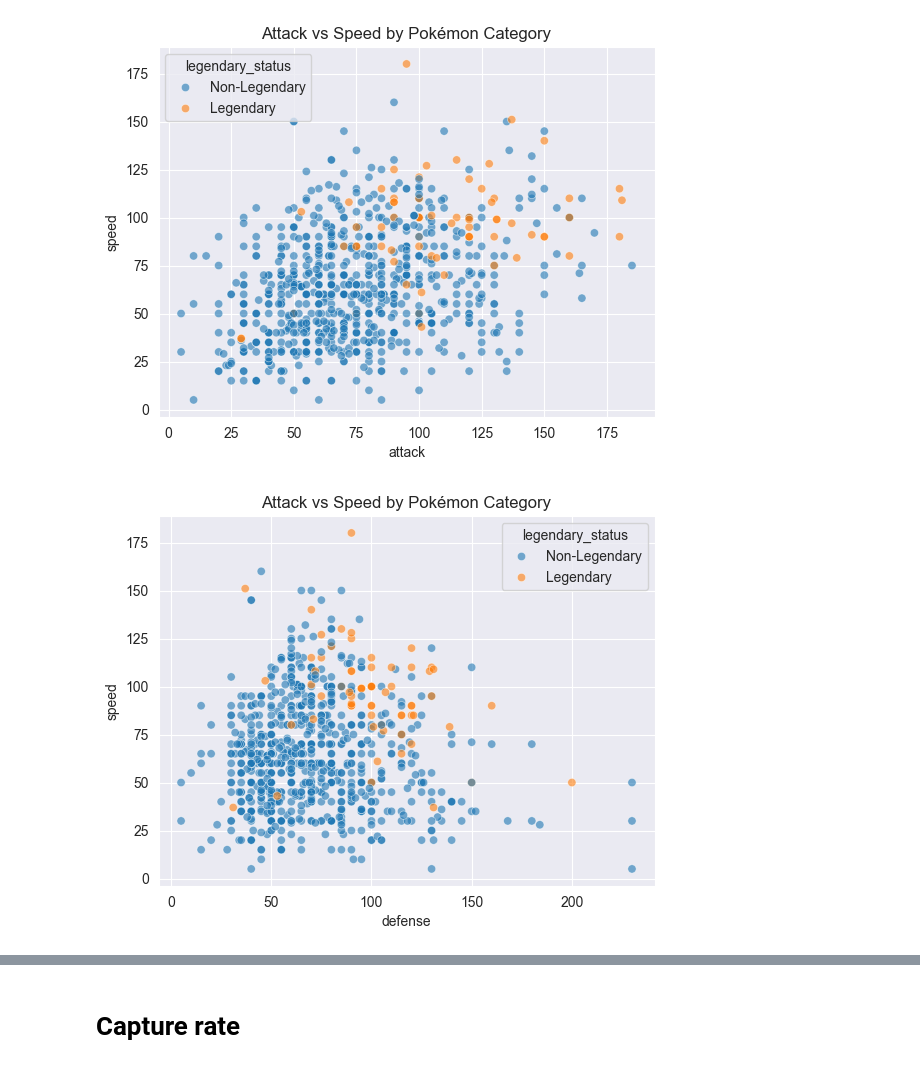
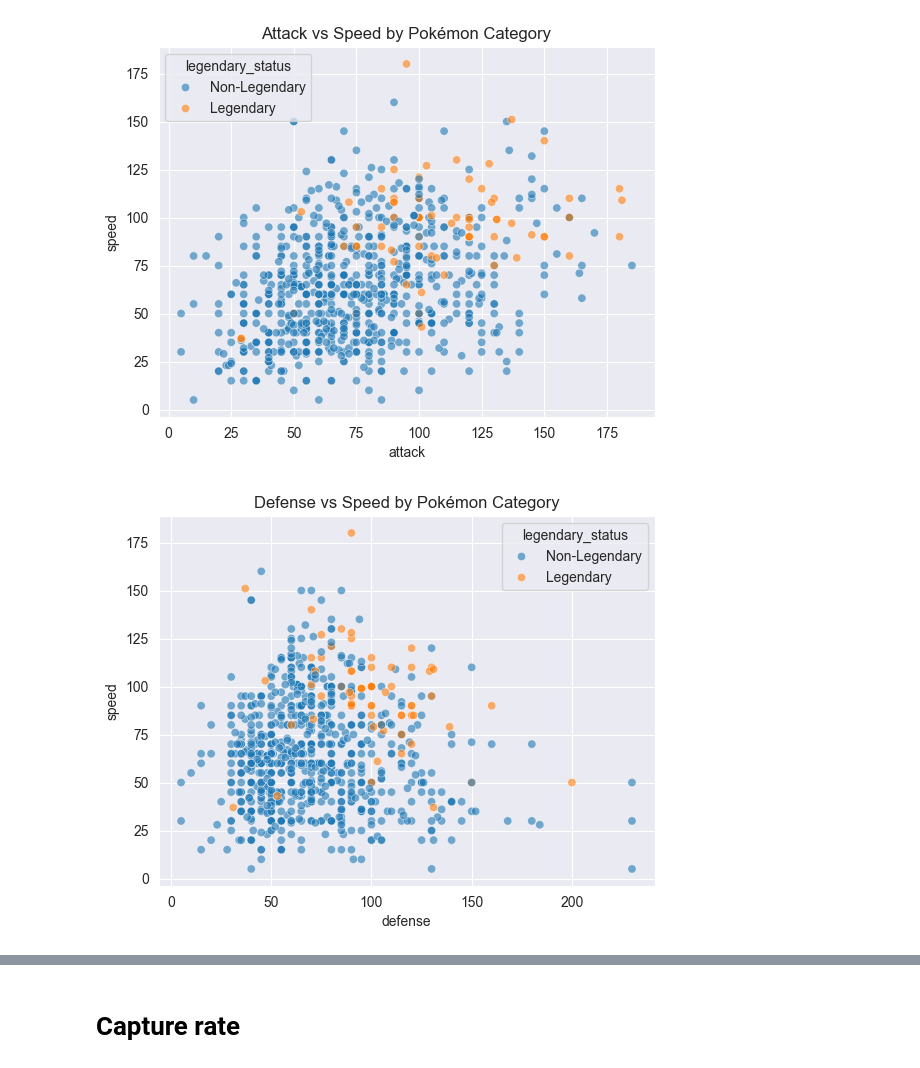
Before and after one commit to Barderus/pokemon-analysis, a Jupyter notebook: Notebooks/01 - Exploratory_Data_Analysis.ipynb, the cells around one changed output, grey strips where cells are left out. Saved outputs shown, nothing was run; the diff lists cells and outputs as text; code cells hidden in the pictures.

```diff
--- a/Notebooks/01 - Exploratory_Data_Analysis.ipynb
+++ b/Notebooks/01 - Exploratory_Data_Analysis.ipynb
@@ -242,15 +250,16 @@ plt.show()
 # %%
 sns.scatterplot(
     data=df,
     x="defense",
     y="speed",
     hue="legendary_status",
     alpha=0.6
 )
-plt.title("Attack vs Speed by Pokémon Category")
+plt.title("Defense vs Speed by Pokémon Category")
+plt.savefig("../images/defense_vs_speed.png")
 plt.show()
 # %% [output]
-[figure, old version]
+[figure, new version]
 # %%
 sns.scatterplot(
     data=df,
```
Also changed, not shown: parts of 30 cells of this notebook.
